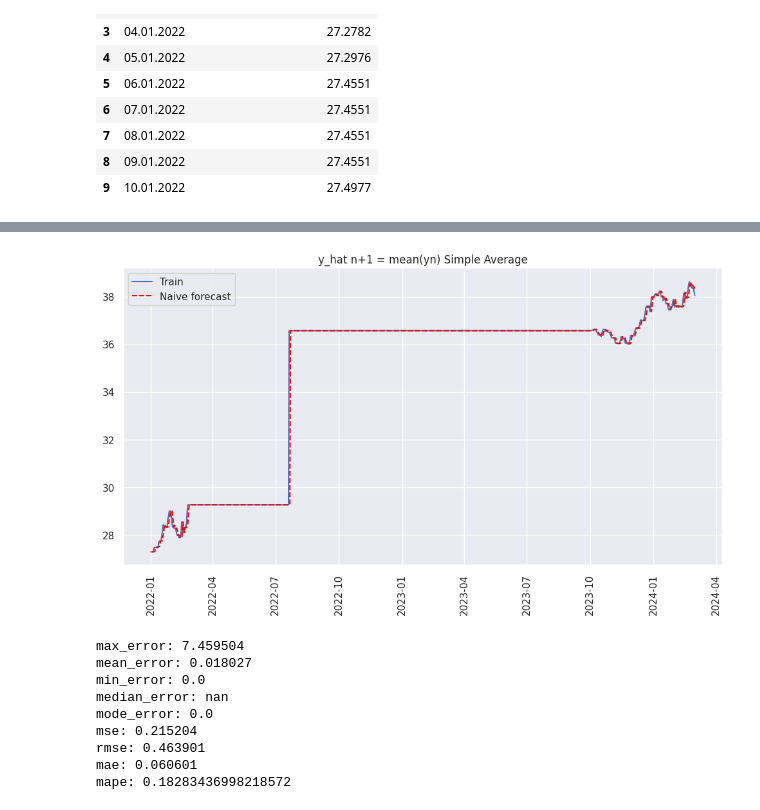
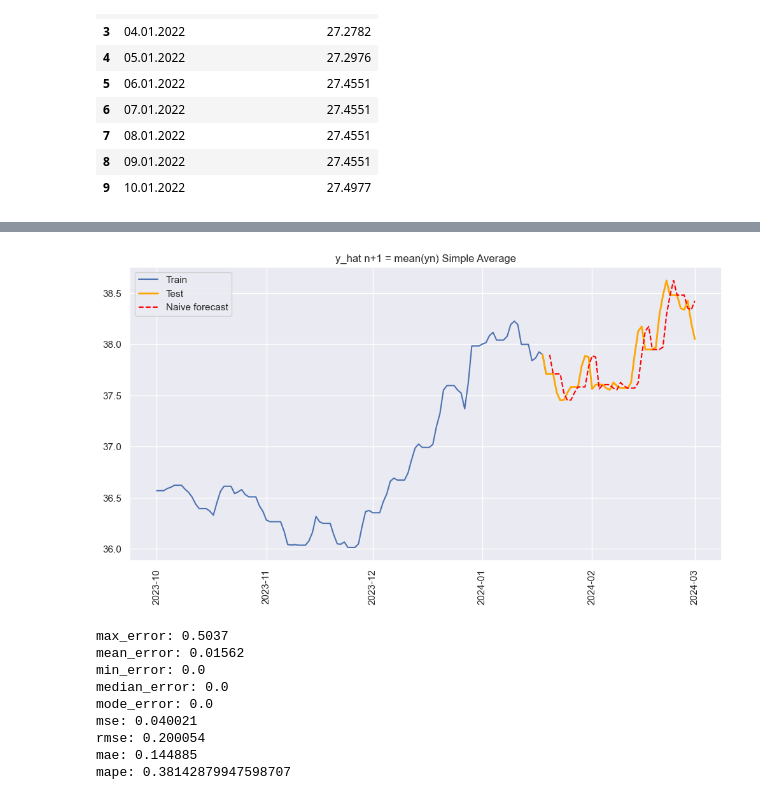
Before and after one commit to 4gn5t/DataAnalysis, a Jupyter notebook: lab7/main.ipynb, the cells around one changed output, grey strips where cells are left out. Cells and saved outputs as stored; diff of their text form; code cells hidden in the pictures.

```diff
--- a/lab7/main.ipynb
+++ b/lab7/main.ipynb
@@ -52,9 +52,13 @@ _data[['Дата', 'Офіційний курс гривні, грн']].head(10)
 | 8 | 09.01.2022 | 27.4551 |
 | 9 | 10.01.2022 | 27.4977 |
 # %%
-date = _data['Дата'].to_numpy()
-value = _data['Офіційний курс гривні, грн'].to_numpy()
+mask = pd.to_datetime(_data['Дата'], format='%d.%m.%Y') >= pd.to_datetime('01.10.2023', format='%d.%m.%Y')
+_data_filtered = _data[mask]
+
+date = _data_filtered['Дата'].to_numpy()
+value = _data_filtered['Офіційний курс гривні, грн'].to_numpy()
 date = pd.to_datetime(date, format='%d.%m.%Y')
+
 
 sns.set_theme(style="darkgrid")
 plt.figure(figsize=(15, 8))
@@ -128,7 +132,7 @@ mape: 0.20250099630460586
 # %%
-train_len = 720
-train = _data.iloc[:train_len].copy()
-test = _data.iloc[train_len:].copy()
+train_len = 110
+train = _data_filtered.iloc[:train_len].copy()
+test = _data_filtered.iloc[train_len-1:].copy()
 
 train['Дата'] = pd.to_datetime(train['Дата'], format='%d.%m.%Y')
 test['Дата'] = pd.to_datetime(test['Дата'], format='%d.%m.%Y')
@@ -185,7 +189,7 @@ mape: 0.2078019233786842
 # %%
-train_len = 720
-train = _data.iloc[:train_len].copy()
-test = _data.iloc[train_len:].copy()
+train_len = 110
+train = _data_filtered.iloc[:train_len].copy()
+test = _data_filtered.iloc[train_len-1:].copy()
 
 train['Дата'] = pd.to_datetime(train['Дата'], format='%d.%m.%Y')
 test['Дата'] = pd.to_datetime(test['Дата'], format='%d.%m.%Y')
@@ -242,52 +246,60 @@ mape: 0.20785553362802534
 # %%
-train = _data.copy()
+train_len = 110
+train = _data_filtered.iloc[:train_len+2].copy()
+test = _data_filtered.iloc[train_len-1:].copy()
+
 train['Дата'] = pd.to_datetime(train['Дата'], format='%d.%m.%Y')
+test['Дата'] = pd.to_datetime(test['Дата'], format='%d.%m.%Y')
+
 train['Офіційний курс гривні, грн'] = train['Офіційний курс гривні, грн'].astype(float)
+test['Офіційний курс гривні, грн'] = test['Офіційний курс гривні, грн'].astype(float)
 
-y_hat_naive = train.copy()
-y_hat_naive['naive_forecast'] = train['Офіційний курс гривні, грн'].shift(2)
-n = len(train)
-y_hat_naive.loc[y_hat_naive.index[0], 'naive_forecast'] = np.mean(train['Офіційний курс гривні, грн'].iloc[:n])
+y_hat_naive = test.copy()
+y_hat_naive['naive_forecast'] = test['Офіційний курс гривні, грн'].shift(2)
+n = len(test)
+y_hat_naive.loc[y_hat_naive.index[0], 'naive_forecast'] = np.mean(test['Офіційний курс гривні, грн'].iloc[:n])
 
 plt.figure(figsize=(12, 6))
 plt.plot(train['Дата'], train['Офіційний курс гривні, грн'], label='Train')
+plt.plot(test['Дата'], test['Офіційний курс гривні, грн'], label='Test', color='orange', linewidth=2)
 plt.plot(y_hat_naive['Дата'], y_hat_naive['naive_forecast'], label='Naive forecast', color='red', linestyle='--')
 plt.legend()
 plt.title('y_hat n+1 = mean(yn) Simple Average')
 plt.xticks(rotation=90)
 plt.grid(True)
 plt.show()
 
 def calculation_statistic_error(y_true, y_pred):
     errors = y_true - y_pred
     return {
-        'max_error': np.max(np.abs(errors)).round(6),
-        'mean_error': np.mean(errors).round(6),
-        'min_error': np.min(np.abs(errors)).round(6),
-        'median_error': np.median(errors).round(6),
-        'mode_error': stats.mode(errors, keepdims=True)[0][0].round(6),
-        'mse': np.mean(errors**2).round(6),
-        'rmse': np.sqrt(np.mean(errors**2)).round(6),
-        'mae': np.mean(np.abs(errors)).round(6),
+        'max_error': round(np.max(np.abs(errors)), 6),
+        'mean_error': round(np.mean(errors), 6),
+        'min_error': round(np.min(np.abs(errors)), 6),
+        'median_error': round(np.median(errors), 6),
+        'mode_error': round(stats.mode(errors, keepdims=True)[0][0], 6),
+        'mse': round(np.mean(errors**2), 6),
+        'rmse': round(np.sqrt(np.mean(errors**2)), 6),
+        'mae': round(np.mean(np.abs(errors)), 6),
         'mape': np.mean(np.abs(errors / y_true)) * 100,
     }
 
+valid_idx = ~y_hat_naive['naive_forecast'].isna()
 errors = calculation_statistic_error(
-    train['Офіційний курс гривні, грн'],
-    y_hat_naive['naive_forecast']
+    test['Офіційний курс гривні, грн'][valid_idx],
+    y_hat_naive['naive_forecast'][valid_idx]
 )
 
 for metric, value in errors.items():
     print(f'{metric}: {value}')
 # %% [output]
-[figure, old version]
+[figure, new version]
-max_error: 7.459504
-mean_error: 0.018027
+max_error: 0.5037
+mean_error: 0.01562
 min_error: 0.0
-median_error: nan
+median_error: 0.0
 mode_error: 0.0
-mse: 0.215204
-rmse: 0.463901
-mae: 0.060601
-mape: 0.18283436998218572
+mse: 0.040021
+rmse: 0.200054
+mae: 0.144885
+mape: 0.38142879947598707
 # %%
```
Also changed, not shown: parts of 9 cells of this notebook.
